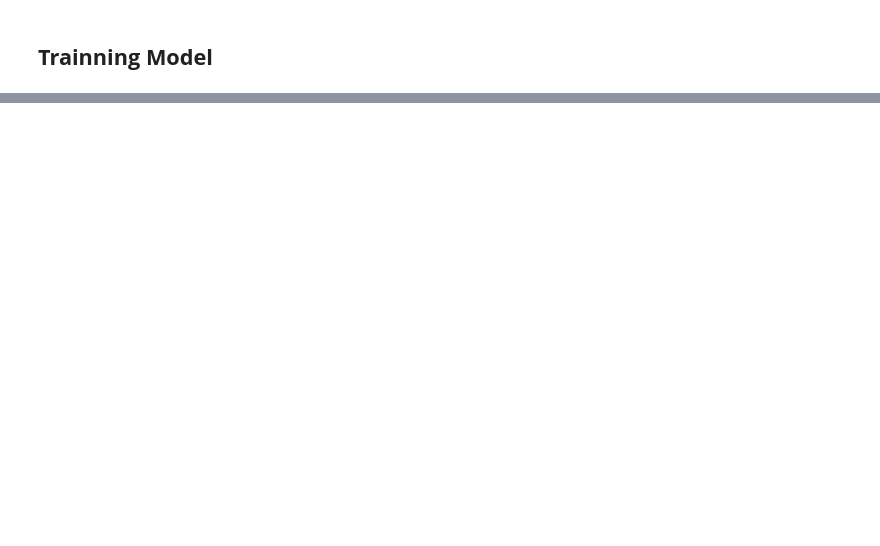
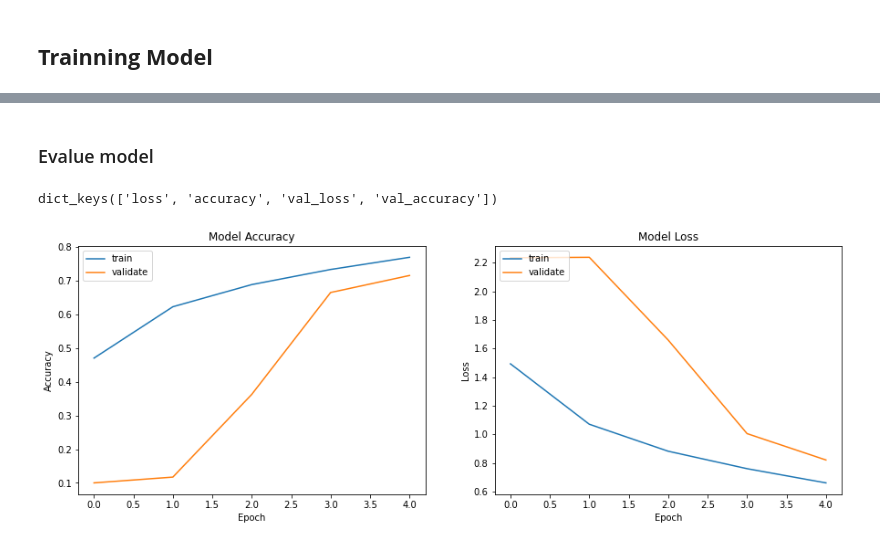
Before and after one commit to denotevn/Deep-Learing-with-Tensorflow-and-Keras, a Jupyter notebook: CNN/CIFAR10.ipynb, the cells around one changed output, grey strips where cells are left out. Saved outputs shown, nothing was run; the diff lists cells and outputs as text; code cells hidden in the pictures; blank space fills up the shorter version.

```diff
--- a/CNN/CIFAR10.ipynb
+++ b/CNN/CIFAR10.ipynb
@@ -191,0 +217,28 @@ KeyboardInterrupt:
+# %% [markdown]
+### Evalue model
+# %%
+def plotmodelhistory(history):
+    fig, axs = plt.subplots(1,2,figsize=(15,5))
+    # summarize history for accuracy
+    axs[0].plot(history.history['accuracy'])
+    axs[0].plot(history.history['val_accuracy'])
+    axs[0].set_title('Model Accuracy')
+    axs[0].set_ylabel('Accuracy')
+    axs[0].set_xlabel('Epoch')
+    axs[0].legend(['train', 'validate'], loc='upper left')
+    # summarize history for loss
+    axs[1].plot(history.history['loss'])
+    axs[1].plot(history.history['val_loss'])
+    axs[1].set_title('Model Loss')
+    axs[1].set_ylabel('Loss')
+    axs[1].set_xlabel('Epoch')
+    axs[1].legend(['train', 'validate'], loc='upper left')
+    plt.show()
+
+# list all data in history
+print(history.history.keys())
+
+plotmodelhistory(history)
+# %% [output]
+dict_keys(['loss', 'accuracy', 'val_loss', 'val_accuracy'])
+[figure, added]
```
Also changed, not shown: parts of 4 cells of this notebook, 4 other files.
